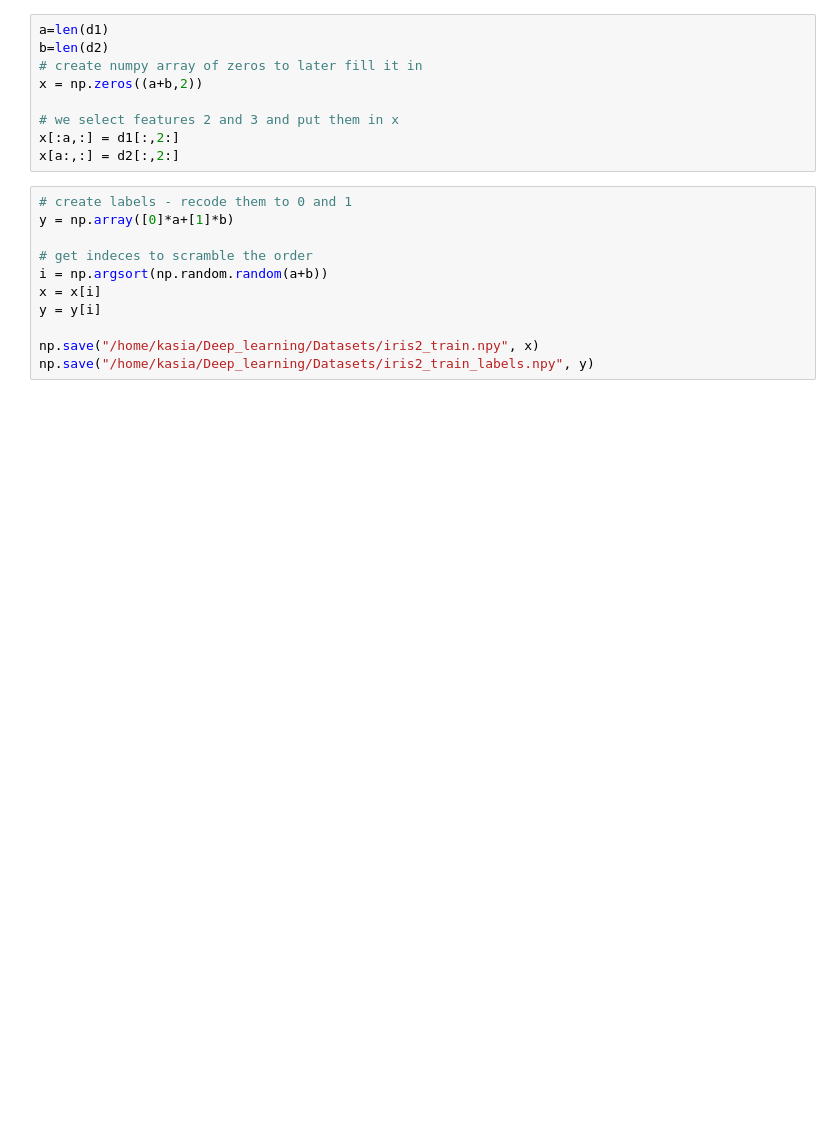
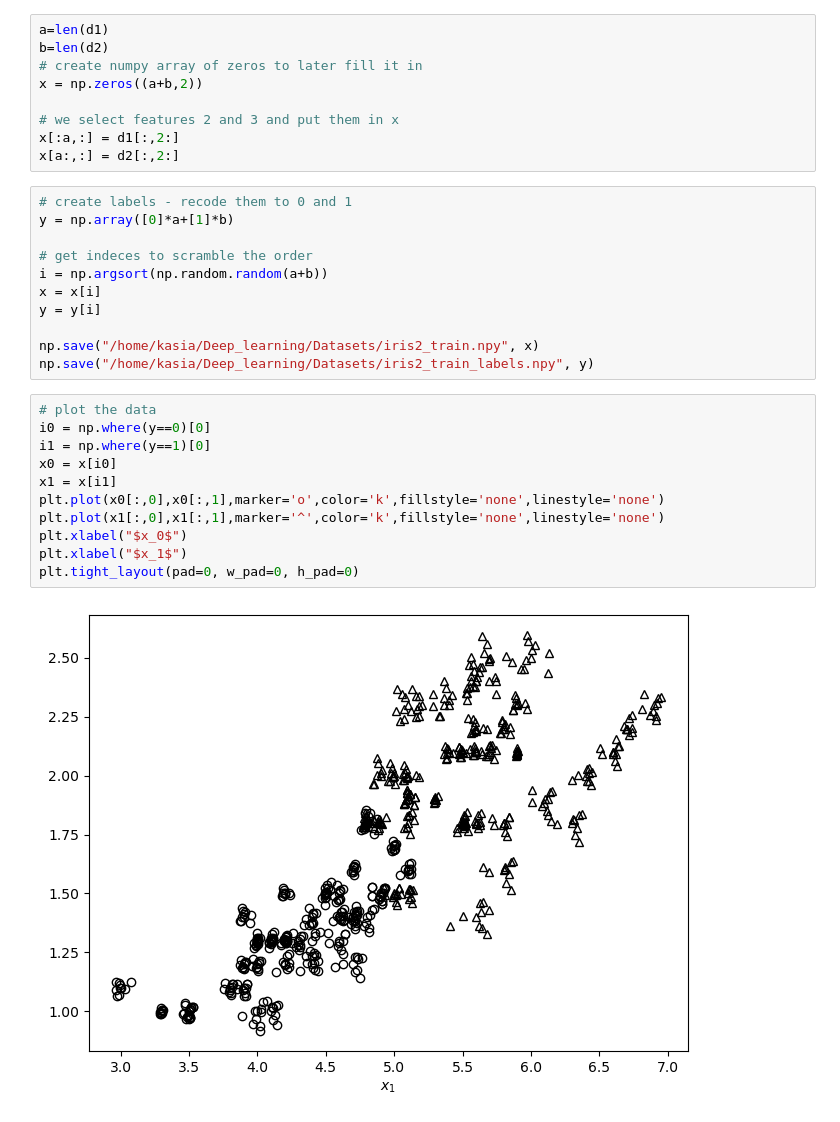
Before and after one commit to kzoltowska/Deep_learning, a Jupyter notebook: Datasets_scripts/Preparing_iris_for_deep_learning.ipynb, the cells around one changed output. Cells and saved outputs as stored; diff of their text form; blank space fills up the shorter version.

Commit message:
Plotting the data

```diff
--- a/Datasets_scripts/Preparing_iris_for_deep_learning.ipynb
+++ b/Datasets_scripts/Preparing_iris_for_deep_learning.ipynb
@@ -28,4 +29,17 @@ y = y[i]
 
 np.save("/home/kasia/Deep_learning/Datasets/iris2_train.npy", x)
 np.save("/home/kasia/Deep_learning/Datasets/iris2_train_labels.npy", y)
+# %%
+# plot the data
+i0 = np.where(y==0)[0]
+i1 = np.where(y==1)[0]
+x0 = x[i0]
+x1 = x[i1]
+plt.plot(x0[:,0],x0[:,1],marker='o',color='k',fillstyle='none',linestyle='none')
+plt.plot(x1[:,0],x1[:,1],marker='^',color='k',fillstyle='none',linestyle='none')
+plt.xlabel("$x_0$")
+plt.xlabel("$x_1$")
+plt.tight_layout(pad=0, w_pad=0, h_pad=0)
+# %% [output]
+[figure, added]
 # %%
```
Also changed, not shown: parts of 3 cells of this notebook.
